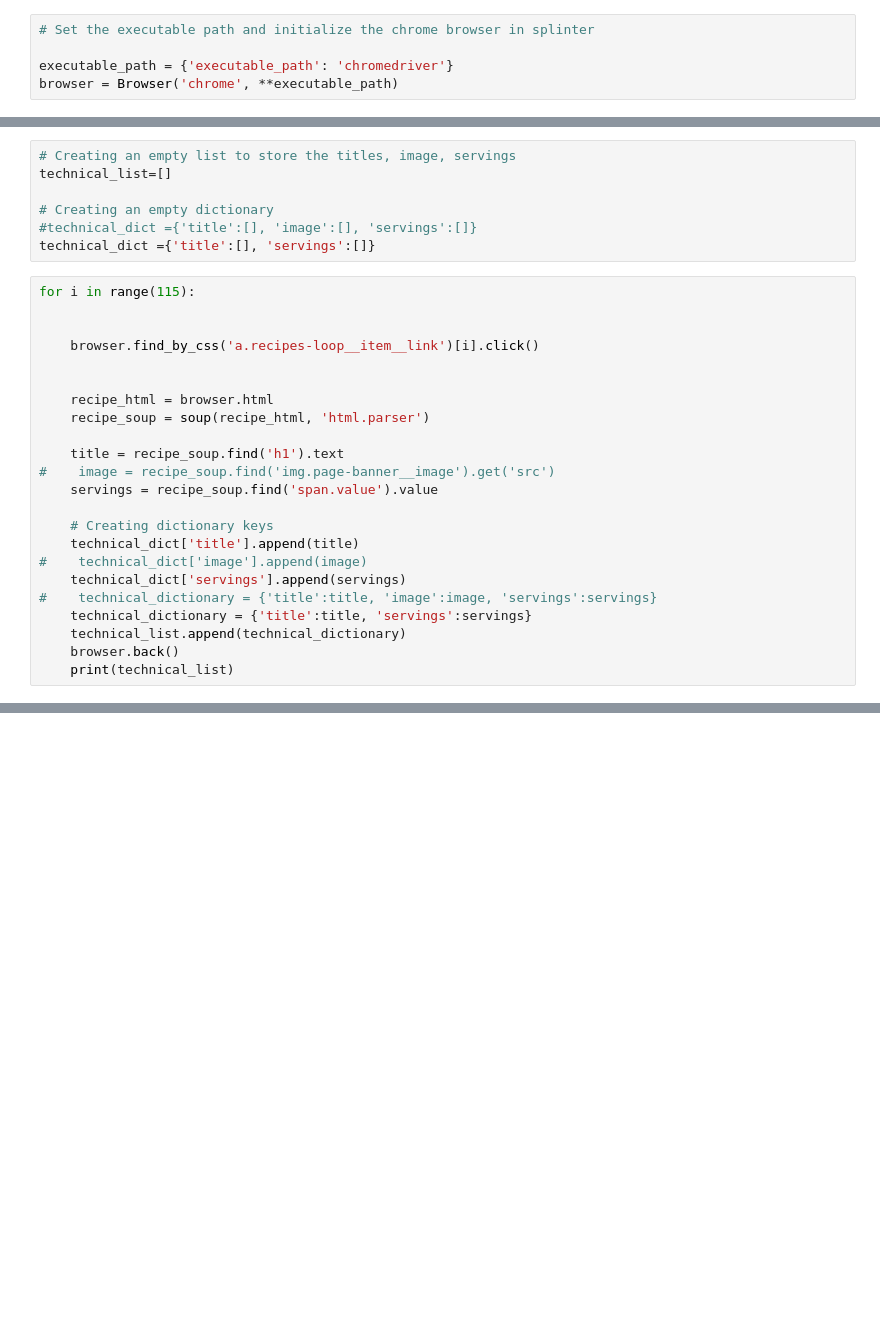
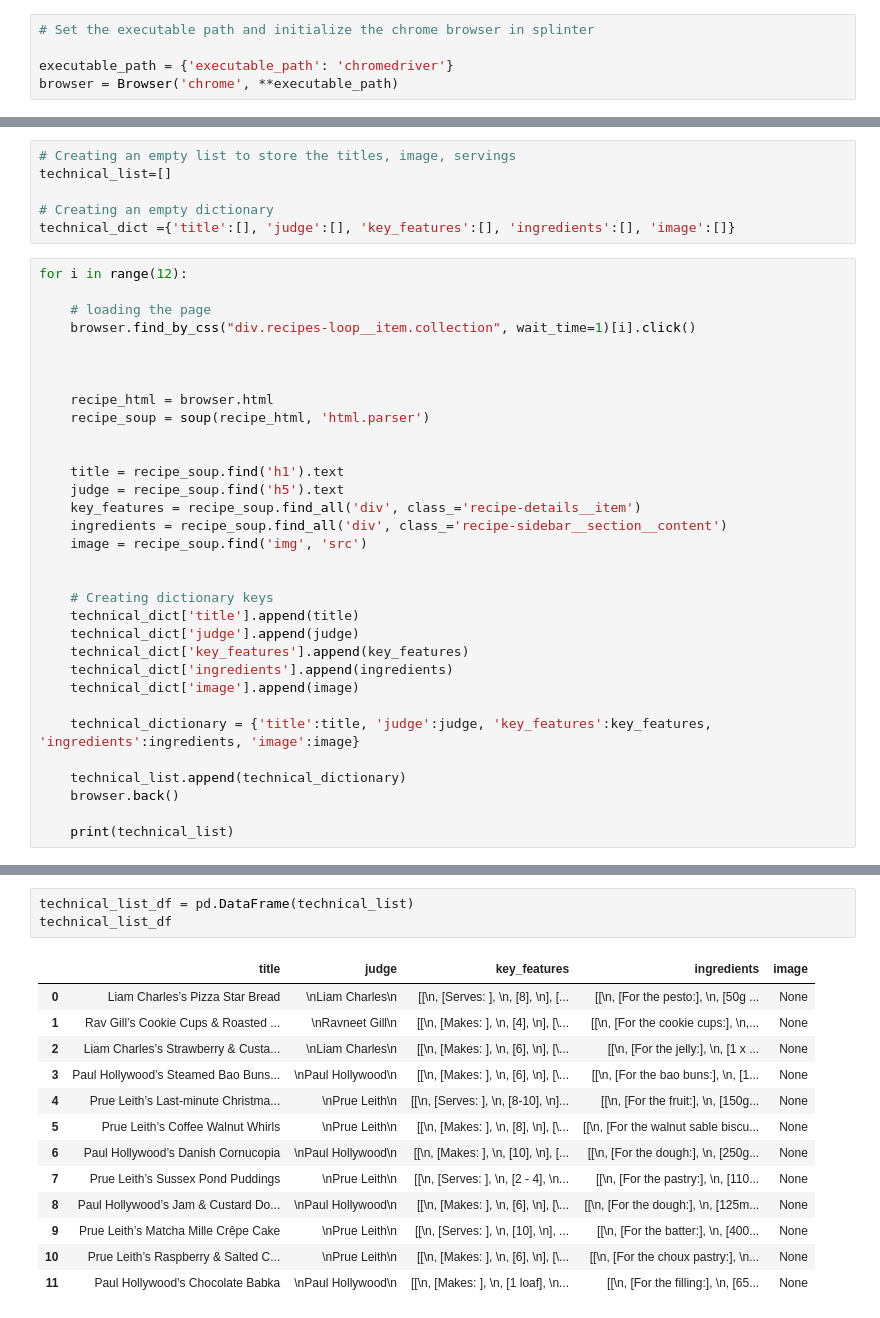
Before and after one commit to oshadiw/bakeoff-analysis, a Jupyter notebook: BakeOff.ipynb, the cells around one changed output, grey strips where cells are left out. Drawn from its saved outputs; the diff is of its cells as text; blank space fills up the shorter version.

```diff
--- a/BakeOff.ipynb
+++ b/BakeOff.ipynb
@@ -16,29 +17,37 @@ browser.visit(url)
 technical_list=[]
 
 # Creating an empty dictionary
-#technical_dict ={'title':[], 'image':[], 'servings':[]}
-technical_dict ={'title':[], 'servings':[]}
+technical_dict ={'title':[], 'judge':[], 'key_features':[], 'ingredients':[], 'image':[]}
 # %%
-for i in range(115):
+for i in range(12):
 
+    # loading the page
+    browser.find_by_css("div.recipes-loop__item.collection", wait_time=1)[i].click()
 
-    browser.find_by_css('a.recipes-loop__item__link')[i].click()
 
 
     recipe_html = browser.html
     recipe_soup = soup(recipe_html, 'html.parser')
 
+
     title = recipe_soup.find('h1').text
-#    image = recipe_soup.find('img.page-banner__image').get('src')
-    servings = recipe_soup.find('span.value').value
+    judge = recipe_soup.find('h5').text
+    key_features = recipe_soup.find_all('div', class_='recipe-details__item')
+    ingredients = recipe_soup.find_all('div', class_='recipe-sidebar__section__content')
+    image = recipe_soup.find('img', 'src')
+
 
     # Creating dictionary keys
     technical_dict['title'].append(title)
-#    technical_dict['image'].append(image)
-    technical_dict['servings'].append(servings)
-#    technical_dictionary = {'title':title, 'image':image, 'servings':servings}
-    technical_dictionary = {'title':title, 'servings':servings}
+    technical_dict['judge'].append(judge)
+    technical_dict['key_features'].append(key_features)
+    technical_dict['ingredients'].append(ingredients)
+    technical_dict['image'].append(image)
+
+    technical_dictionary = {'title':title, 'judge':judge, 'key_features':key_features, 'ingredients':ingredients, 'image':image}
+
     technical_list.append(technical_dictionary)
     browser.back()
+
     print(technical_list)
 # %% [output]
@@ -45,0 +71,17 @@ AttributeError: 'NoneType' object has no attribute 'value'
+# %%
+technical_list_df = pd.DataFrame(technical_list)
+technical_list_df
+# %% [output]
+|  | title | judge | key_features | ingredients | image |
+| 0 | Liam Charles’s Pizza Star Bread | \nLiam Charles\n | [[\n, [Serves: ], \n, [8], \n], [... | [[\n, [For the pesto:], \n, [50g ... | None |
+| 1 | Rav Gill’s Cookie Cups & Roasted ... | \nRavneet Gill\n | [[\n, [Makes: ], \n, [4], \n], [\... | [[\n, [For the cookie cups:], \n,... | None |
+| 2 | Liam Charles’s Strawberry & Custa... | \nLiam Charles\n | [[\n, [Makes: ], \n, [6], \n], [\... | [[\n, [For the jelly:], \n, [1 x ... | None |
+| 3 | Paul Hollywood’s Steamed Bao Buns... | \nPaul Hollywood\n | [[\n, [Makes: ], \n, [6], \n], [\... | [[\n, [For the bao buns:], \n, [1... | None |
+| 4 | Prue Leith’s Last-minute Christma... | \nPrue Leith\n | [[\n, [Serves: ], \n, [8-10], \n]... | [[\n, [For the fruit:], \n, [150g... | None |
+| 5 | Prue Leith’s Coffee Walnut Whirls | \nPrue Leith\n | [[\n, [Makes: ], \n, [8], \n], [\... | [[\n, [For the walnut sable biscu... | None |
+| 6 | Paul Hollywood’s Danish Cornucopia | \nPaul Hollywood\n | [[\n, [Makes: ], \n, [10], \n], [... | [[\n, [For the dough:], \n, [250g... | None |
+| 7 | Prue Leith’s Sussex Pond Puddings | \nPrue Leith\n | [[\n, [Serves: ], \n, [2 - 4], \n... | [[\n, [For the pastry:], \n, [110... | None |
+| 8 | Paul Hollywood’s Jam & Custard Do... | \nPaul Hollywood\n | [[\n, [Makes: ], \n, [6], \n], [\... | [[\n, [For the dough:], \n, [125m... | None |
+| 9 | Prue Leith’s Matcha Mille Crêpe Cake | \nPrue Leith\n | [[\n, [Serves: ], \n, [10], \n], ... | [[\n, [For the batter:], \n, [400... | None |
+| 10 | Prue Leith’s Raspberry & Salted C... | \nPrue Leith\n | [[\n, [Makes: ], \n, [6], \n], [\... | [[\n, [For the choux pastry:], \n... | None |
+| 11 | Paul Hollywood’s Chocolate Babka | \nPaul Hollywood\n | [[\n, [Makes: ], \n, [1 loaf], \n... | [[\n, [For the filling:], \n, [65... | None |
```
Also changed, not shown: parts of 2 cells of this notebook.
